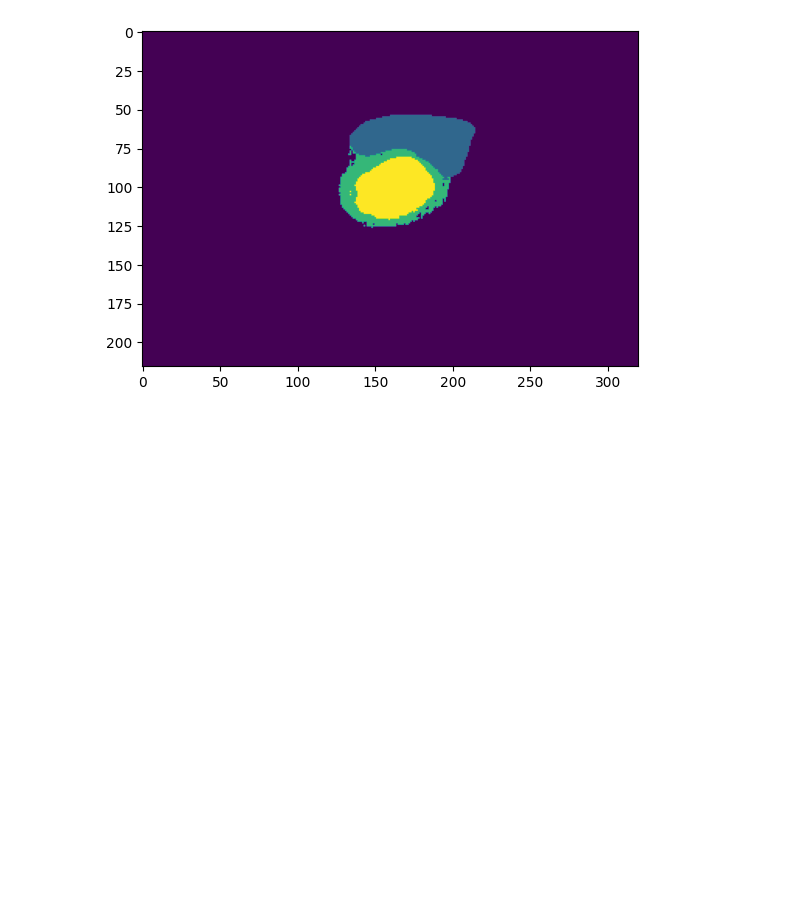
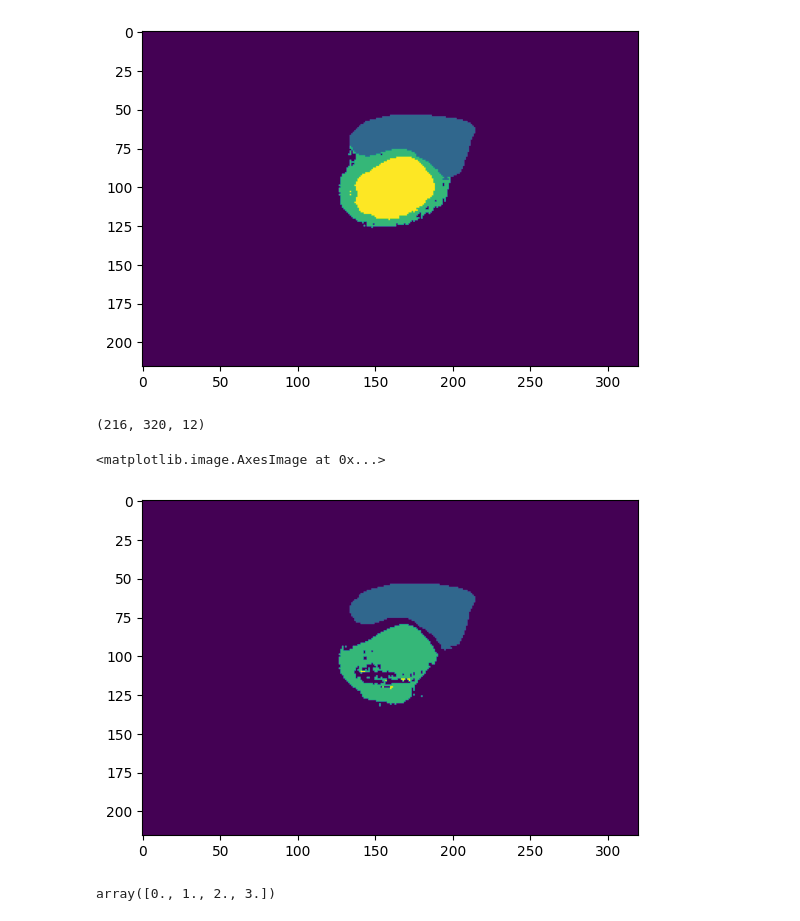
Before and after one commit to ThanhNguyen140/SAM_evaluation, a Jupyter notebook: thanh/sam_thanh.ipynb, the cells around one changed output. Cells and saved outputs as stored; diff of their text form; code cells hidden in the pictures; blank space fills up the shorter version.

```diff
--- a/thanh/sam_thanh.ipynb
+++ b/thanh/sam_thanh.ipynb
@@ -417,0 +348,5 @@ def generate_mask_sing_prts(image,gt_image,num_prompts):
+# %%
+import os
+os.chdir("/Users/Thanh/master/Visualization_lab/SAM/database/preprocess/patient001")
+image = gzip_file("patient001_frame01.npy.gz","r")
+gt_image = gzip_file("patient001_frame01_gt.npy.gz","r")
@@ -417,0 +355,4 @@ def generate_mask_sing_prts(image,gt_image,num_prompts):
+# %%
+mask_sing.shape
+# %% [output]
+(216, 320, 12)
@@ -417,0 +362,12 @@ def generate_mask_sing_prts(image,gt_image,num_prompts):
+# %%
+mask_mul = generate_mask_mul_prts(image,gt_image,5,5,5)
+# %%
+plt.imshow(mask_mul[:,:,1])
+# %% [output]
+<matplotlib.image.AxesImage at 0x...>
+[figure, added]
+# %%
+import numpy as np
+np.unique(mask_mul[:,:,3])
+# %% [output]
+array([0., 1., 2., 3.])
```
Also changed, not shown: parts of 4 cells of this notebook, 3 other files.
